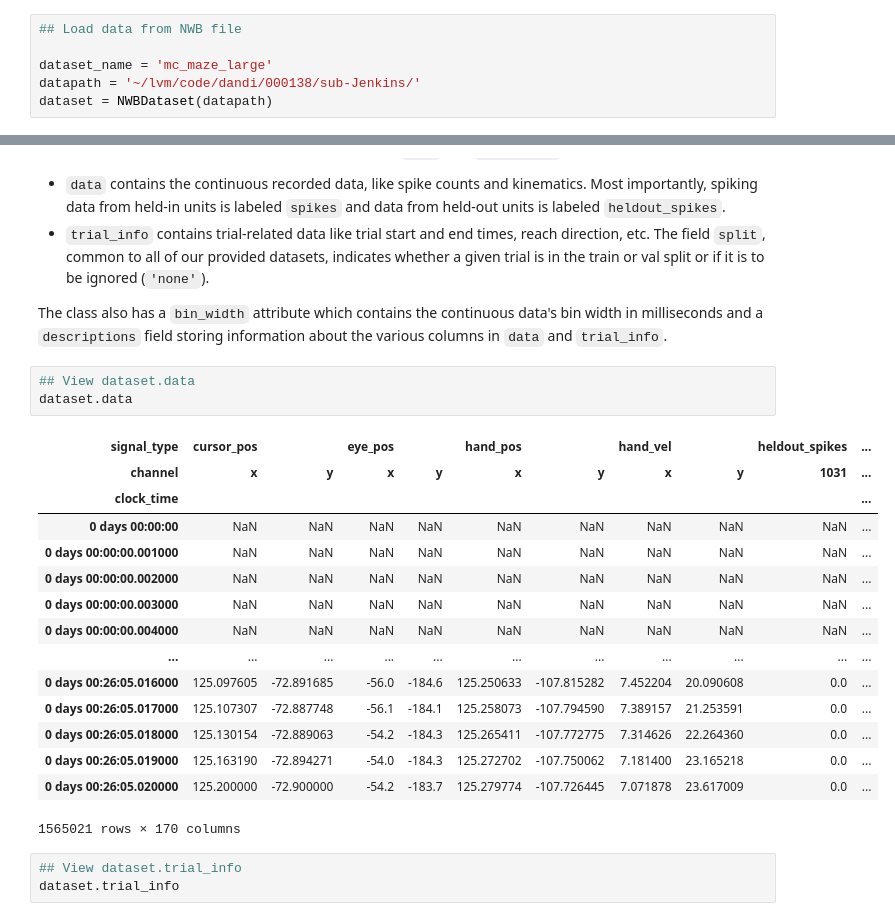
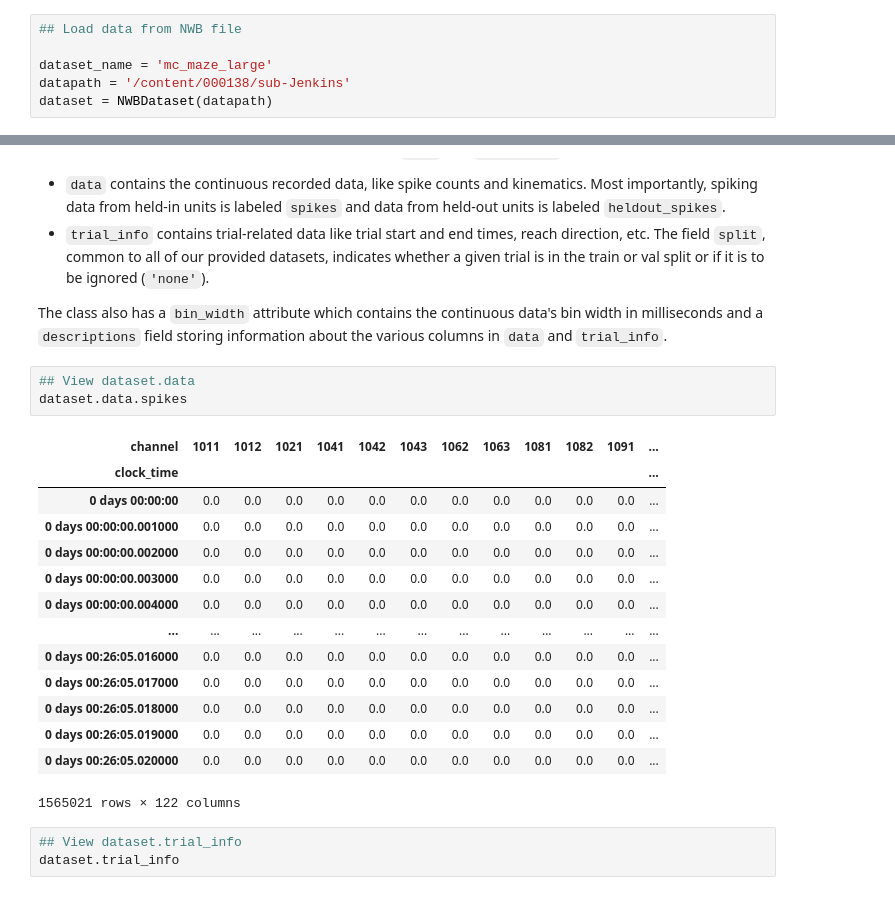
Before and after one commit to abradley60/neural-latent-benchmarks, a Jupyter notebook: examples/tutorials/basic_example.ipynb, the cells around one changed output, grey strips where cells are left out. Drawn from its saved outputs; the diff is of its cells as text.

```diff
--- a/examples/tutorials/basic_example.ipynb
+++ b/examples/tutorials/basic_example.ipynb
@@ -73,6 +91,6 @@ To load a dataset, you can simply create an `NWBDataset` and provide the path to
 ## Load data from NWB file
 
 dataset_name = 'mc_maze_large'
-datapath = '~/lvm/code/dandi/000138/sub-Jenkins/'
+datapath = '/content/000138/sub-Jenkins'
 dataset = NWBDataset(datapath)
 # %% [output]
@@ -94,23 +113,22 @@ The loaded data is primarily stored in two DataFrames: `data` and `trial_info`.
 The class also has a `bin_width` attribute which contains the continuous data's bin width in milliseconds and a `descriptions` field storing information about the various columns in `data` and `trial_info`.
 # %%
 ## View dataset.data
-dataset.data
+dataset.data.spikes
 # %% [output]
-| signal_type | cursor_pos |  | eye_pos |  | hand_pos |  | hand_vel |  | heldout_spikes | ... |
-| channel | x | y | x | y | x | y | x | y | 1031 | ... |
-| clock_time |  |  |  |  |  |  |  |  |  | ... |
-| 0 days 00:00:00 | NaN | NaN | NaN | NaN | NaN | NaN | NaN | NaN | NaN | ... |
-| 0 days 00:00:00.001000 | NaN | NaN | NaN | NaN | NaN | NaN | NaN | NaN | NaN | ... |
-| 0 days 00:00:00.002000 | NaN | NaN | NaN | NaN | NaN | NaN | NaN | NaN | NaN | ... |
-| 0 days 00:00:00.003000 | NaN | NaN | NaN | NaN | NaN | NaN | NaN | NaN | NaN | ... |
-| 0 days 00:00:00.004000 | NaN | NaN | NaN | NaN | NaN | NaN | NaN | NaN | NaN | ... |
-| ... | ... | ... | ... | ... | ... | ... | ... | ... | ... | ... |
-| 0 days 00:26:05.016000 | 125.097605 | -72.891685 | -56.0 | -184.6 | 125.250633 | -107.815282 | 7.452204 | 20.090608 | 0.0 | ... |
-| 0 days 00:26:05.017000 | 125.107307 | -72.887748 | -56.1 | -184.1 | 125.258073 | -107.794590 | 7.389157 | 21.253591 | 0.0 | ... |
-| 0 days 00:26:05.018000 | 125.130154 | -72.889063 | -54.2 | -184.3 | 125.265411 | -107.772775 | 7.314626 | 22.264360 | 0.0 | ... |
-| 0 days 00:26:05.019000 | 125.163190 | -72.894271 | -54.0 | -184.3 | 125.272702 | -107.750062 | 7.181400 | 23.165218 | 0.0 | ... |
-| 0 days 00:26:05.020000 | 125.200000 | -72.900000 | -54.2 | -183.7 | 125.279774 | -107.726445 | 7.071878 | 23.617009 | 0.0 | ... |
+| channel | 1011 | 1012 | 1021 | 1041 | 1042 | 1043 | 1062 | 1063 | 1081 | 1082 | 1091 | ... |
+| clock_time |  |  |  |  |  |  |  |  |  |  |  | ... |
+| 0 days 00:00:00 | 0.0 | 0.0 | 0.0 | 0.0 | 0.0 | 0.0 | 0.0 | 0.0 | 0.0 | 0.0 | 0.0 | ... |
+| 0 days 00:00:00.001000 | 0.0 | 0.0 | 0.0 | 0.0 | 0.0 | 0.0 | 0.0 | 0.0 | 0.0 | 0.0 | 0.0 | ... |
+| 0 days 00:00:00.002000 | 0.0 | 0.0 | 0.0 | 0.0 | 0.0 | 0.0 | 0.0 | 0.0 | 0.0 | 0.0 | 0.0 | ... |
+| 0 days 00:00:00.003000 | 0.0 | 0.0 | 0.0 | 0.0 | 0.0 | 0.0 | 0.0 | 0.0 | 0.0 | 0.0 | 0.0 | ... |
+| 0 days 00:00:00.004000 | 0.0 | 0.0 | 0.0 | 0.0 | 0.0 | 0.0 | 0.0 | 0.0 | 0.0 | 0.0 | 0.0 | ... |
+| ... | ... | ... | ... | ... | ... | ... | ... | ... | ... | ... | ... | ... |
+| 0 days 00:26:05.016000 | 0.0 | 0.0 | 0.0 | 0.0 | 0.0 | 0.0 | 0.0 | 0.0 | 0.0 | 0.0 | 0.0 | ... |
+| 0 days 00:26:05.017000 | 0.0 | 0.0 | 0.0 | 0.0 | 0.0 | 0.0 | 0.0 | 0.0 | 0.0 | 0.0 | 0.0 | ... |
+| 0 days 00:26:05.018000 | 0.0 | 0.0 | 0.0 | 0.0 | 0.0 | 0.0 | 0.0 | 0.0 | 0.0 | 0.0 | 0.0 | ... |
+| 0 days 00:26:05.019000 | 0.0 | 0.0 | 0.0 | 0.0 | 0.0 | 0.0 | 0.0 | 0.0 | 0.0 | 0.0 | 0.0 | ... |
+| 0 days 00:26:05.020000 | 0.0 | 0.0 | 0.0 | 0.0 | 0.0 | 0.0 | 0.0 | 0.0 | 0.0 | 0.0 | 0.0 | ... |
-1565021 rows × 170 columns
+1565021 rows × 122 columns
 # %%
 ## View dataset.trial_info
 dataset.trial_info
```
Also changed, not shown: parts of 10 cells of this notebook.
